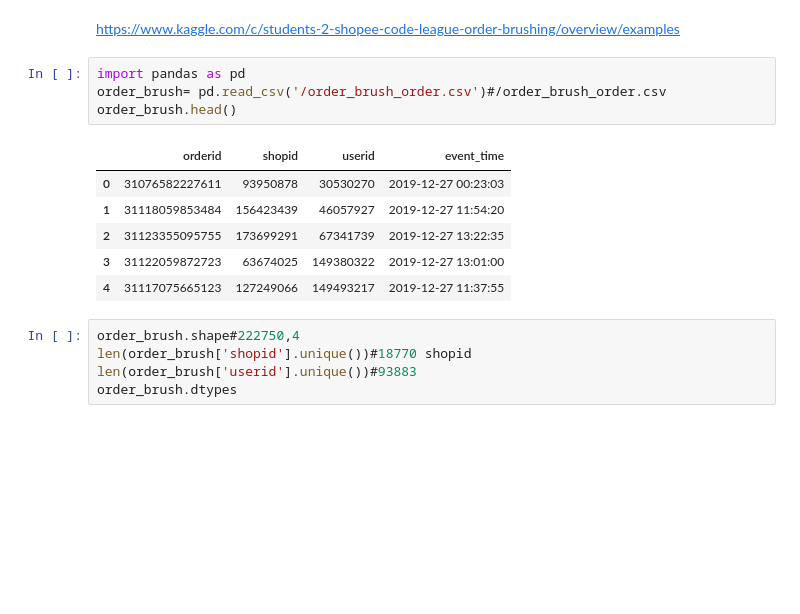
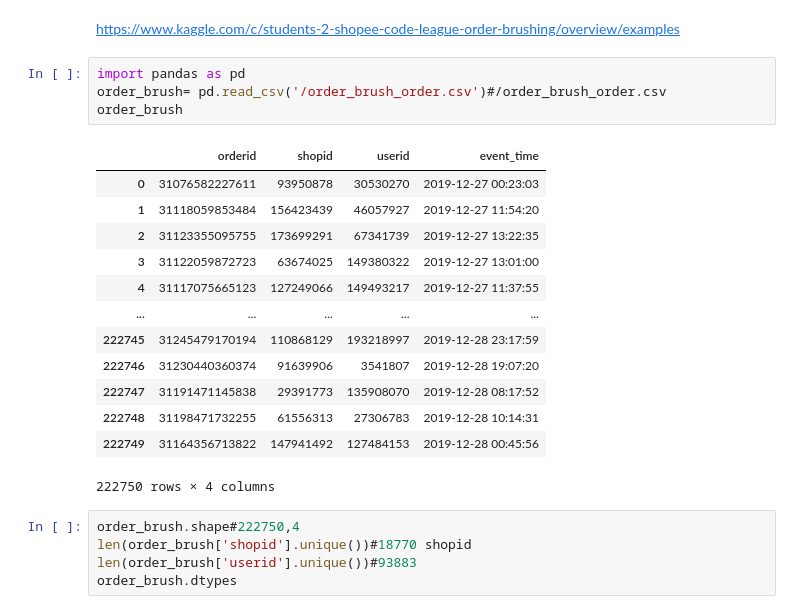
Before and after one commit to lhmtri18/analysis_ml_dl_python, a Jupyter notebook: order_brush_shopee_code_league.ipynb, the cells around one changed output. Drawn from its saved outputs; the diff is of its cells as text; blank space fills up the shorter version.

```diff
--- a/order_brush_shopee_code_league.ipynb
+++ b/order_brush_shopee_code_league.ipynb
@@ -9,14 +9,21 @@ https://www.kaggle.com/c/students-2-shopee-code-league-order-brushing/overview/e
 # %%
 import pandas as pd
 order_brush= pd.read_csv('/order_brush_order.csv')#/order_brush_order.csv
-order_brush.head()
+order_brush
 # %% [output]
 |  | orderid | shopid | userid | event_time |
 | 0 | 31076582227611 | 93950878 | 30530270 | 2019-12-27 00:23:03 |
 | 1 | 31118059853484 | 156423439 | 46057927 | 2019-12-27 11:54:20 |
 | 2 | 31123355095755 | 173699291 | 67341739 | 2019-12-27 13:22:35 |
 | 3 | 31122059872723 | 63674025 | 149380322 | 2019-12-27 13:01:00 |
 | 4 | 31117075665123 | 127249066 | 149493217 | 2019-12-27 11:37:55 |
+| ... | ... | ... | ... | ... |
+| 222745 | 31245479170194 | 110868129 | 193218997 | 2019-12-28 23:17:59 |
+| 222746 | 31230440360374 | 91639906 | 3541807 | 2019-12-28 19:07:20 |
+| 222747 | 31191471145838 | 29391773 | 135908070 | 2019-12-28 08:17:52 |
+| 222748 | 31198471732255 | 61556313 | 27306783 | 2019-12-28 10:14:31 |
+| 222749 | 31164356713822 | 147941492 | 127484153 | 2019-12-28 00:45:56 |
+222750 rows × 4 columns
 # %%
 order_brush.shape#222750,4
 len(order_brush['shopid'].unique())#18770 shopid
```
Also changed, not shown: parts of 14 cells of this notebook.
